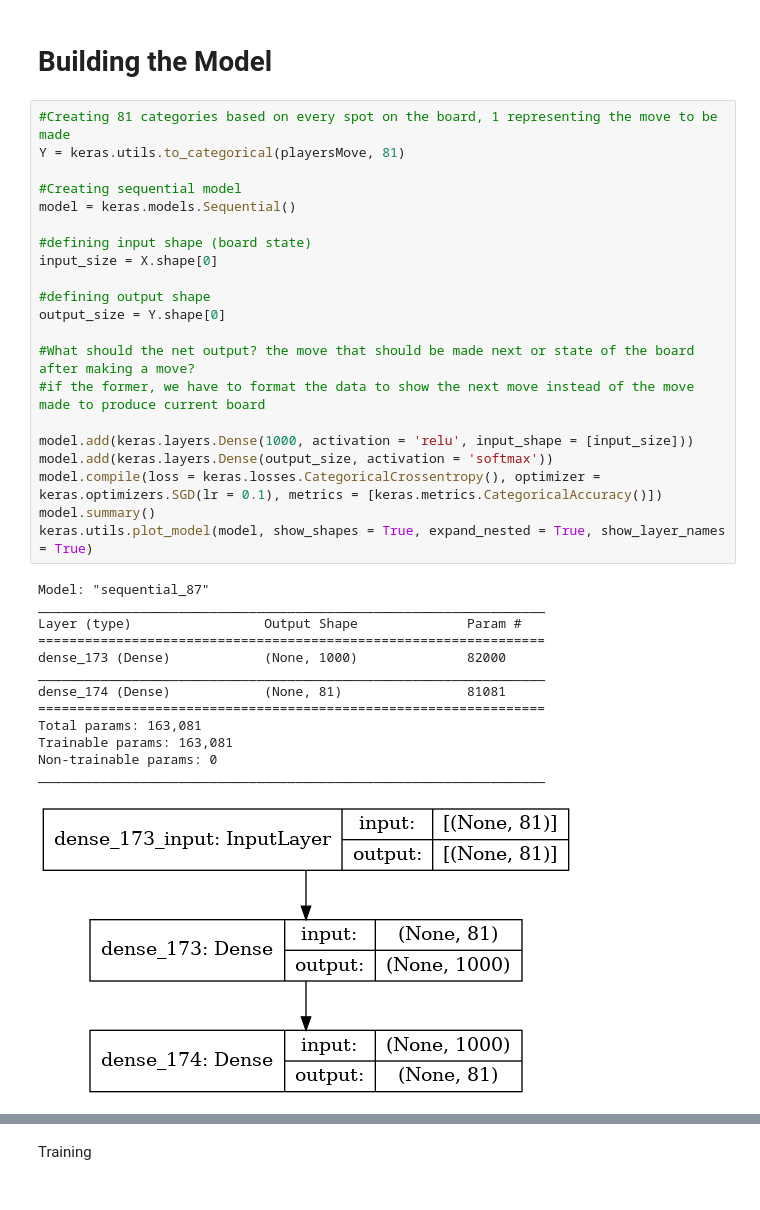
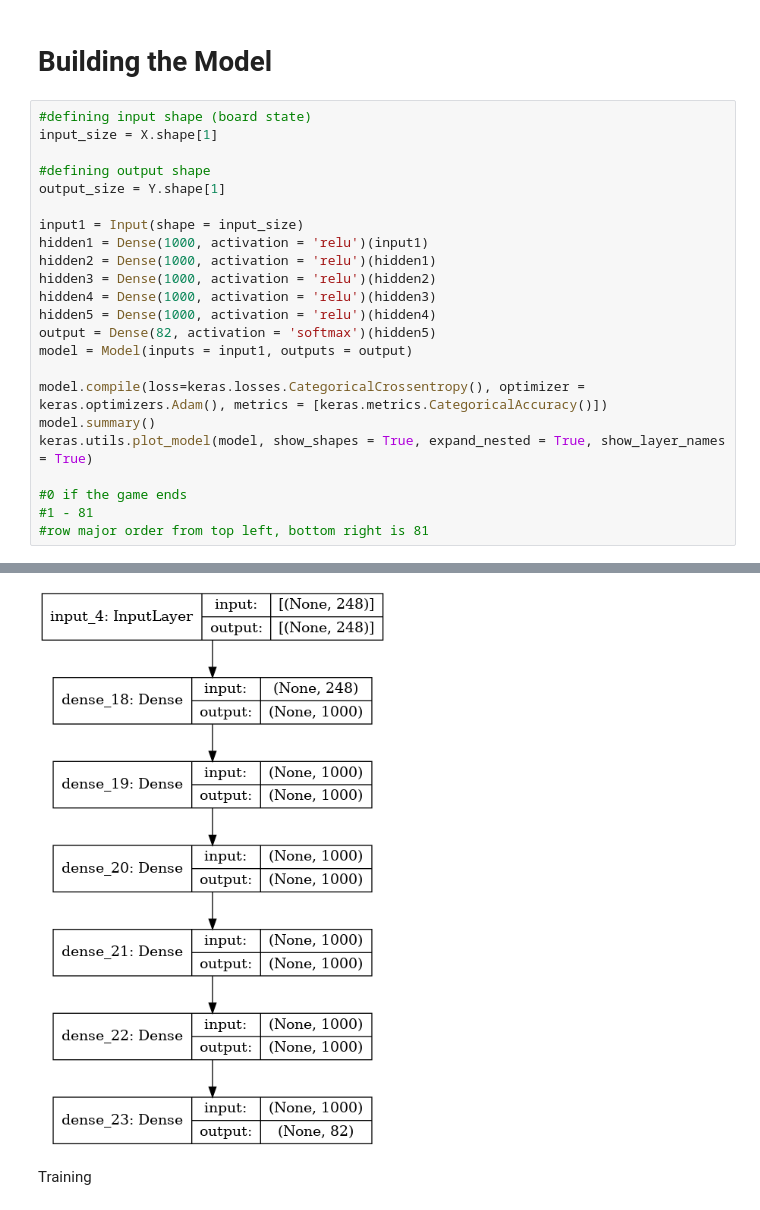
Before and after one commit to CSCI4850/s21-team6-project, a Jupyter notebook: GOnet.ipynb, the cells around one changed output, grey strips where cells are left out. Drawn from its saved outputs; the diff is of its cells as text.

Commit message:
Updated neural net
- Improved modular structure
- Trainable using single line data-structure

```diff
--- a/GOnet.ipynb
+++ b/GOnet.ipynb
@@ -35,37 +51,26 @@ playersMove = inputGamestate[84, 0]
 # %% [markdown]
 # Building the Model
-# %%
-#Creating 81 categories based on every spot on the board, 1 representing the move to be made
-Y = keras.utils.to_categorical(playersMove, 81)
-
-#Creating sequential model
-model = keras.models.Sequential()
-
-#defining input shape (board state)
-input_size = X.shape[0]
-
-#defining output shape
-output_size = Y.shape[0]
-
-#What should the net output? the move that should be made next or state of the board after making a move?
-#if the former, we have to format the data to show the next move instead of the move made to produce current board
-
-model.add(keras.layers.Dense(1000, activation = 'relu', input_shape = [input_size]))
-model.add(keras.layers.Dense(output_size, activation = 'softmax'))
-model.compile(loss = keras.losses.CategoricalCrossentropy(), optimizer = keras.optimizers.SGD(lr = 0.1), metrics = [keras.metrics.CategoricalAccuracy()])
-model.summary()
-keras.utils.plot_model(model, show_shapes = True, expand_nested = True, show_layer_names = True)
-# %% [output]
-Model: "sequential_87"
-_________________________________________________________________
-Layer (type)                 Output Shape              Param #
-=================================================================
-dense_173 (Dense)            (None, 1000)              82000
-_________________________________________________________________
-dense_174 (Dense)            (None, 81)                81081
-=================================================================
-Total params: 163,081
-Trainable params: 163,081
-Non-trainable params: 0
-_________________________________________________________________
-[figure, removed]
+# %%
+#defining input shape (board state)
+input_size = X.shape[1]
+
+#defining output shape
+output_size = Y.shape[1]
+
+input1 = Input(shape = input_size)
+hidden1 = Dense(1000, activation = 'relu')(input1)
+hidden2 = Dense(1000, activation = 'relu')(hidden1)
+hidden3 = Dense(1000, activation = 'relu')(hidden2)
+hidden4 = Dense(1000, activation = 'relu')(hidden3)
+hidden5 = Dense(1000, activation = 'relu')(hidden4)
+output = Dense(82, activation = 'softmax')(hidden5)
+model = Model(inputs = input1, outputs = output)
+
+model.compile(loss=keras.losses.CategoricalCrossentropy(), optimizer = keras.optimizers.Adam(), metrics = [keras.metrics.CategoricalAccuracy()])
+model.summary()
+keras.utils.plot_model(model, show_shapes = True, expand_nested = True, show_layer_names = True)
+
+#0 if the game ends
+#1 - 81
+#row major order from top left, bottom right is 81
+# %% [output]
@@ -72,3 +94,4 @@ _________________________________________________________________
+[figure, added]
 # %% [markdown]
 Training
 # %%
```
Also changed, not shown: parts of 4 cells of this notebook.
